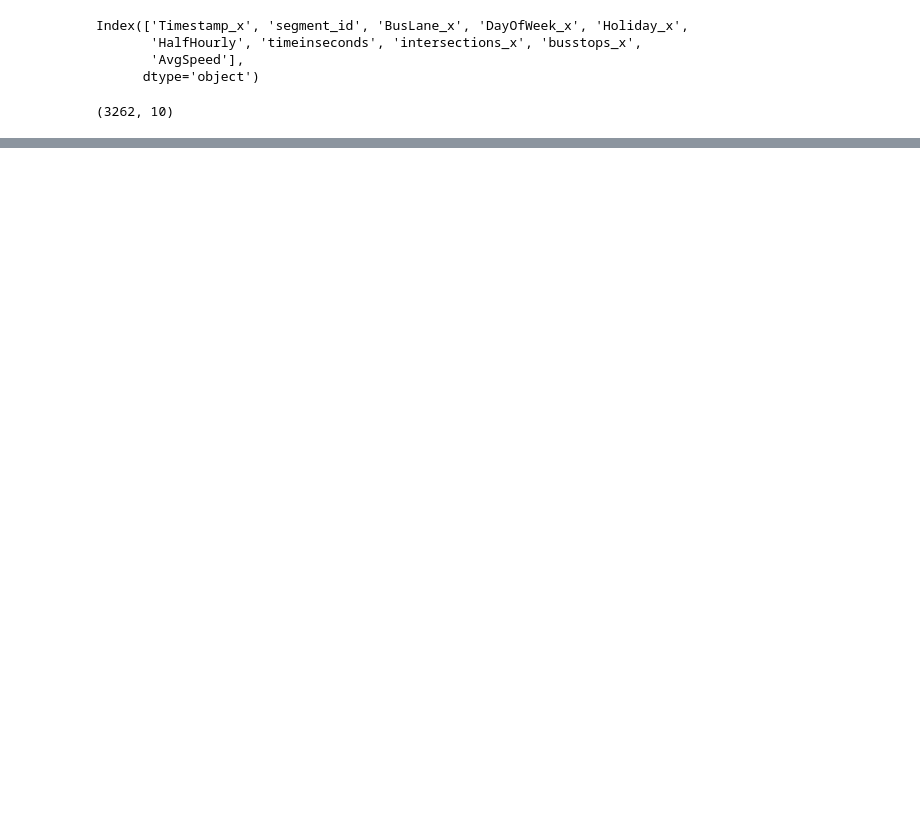
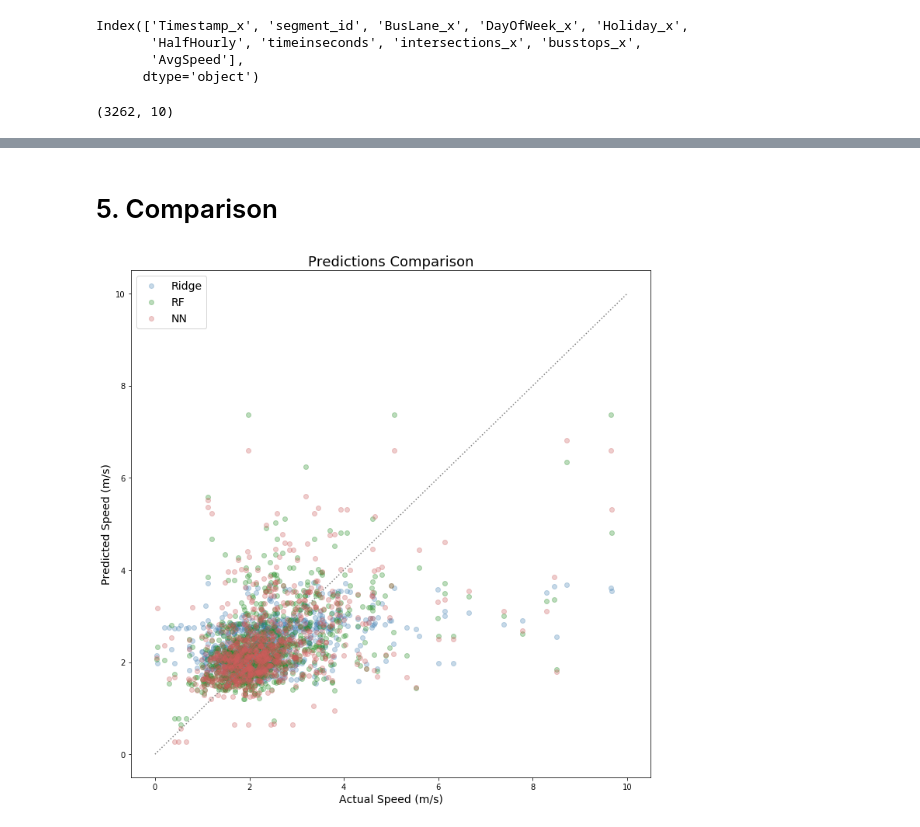
Before and after one commit to ywnch/NYC-bus-LTT-prediction, a Jupyter notebook: prediction.ipynb, the cells around one changed output, grey strips where cells are left out. Drawn from its saved outputs; the diff is of its cells as text; code cells hidden in the pictures; blank space fills up the shorter version.

```diff
--- a/prediction.ipynb
+++ b/prediction.ipynb
@@ -428,0 +125,3 @@ KeyboardInterrupt:
+# %%
+# pre-process for better results for neural networks
+X_pp = preprocessing.scale(X)
@@ -428,0 +204,6 @@ KeyboardInterrupt:
+# %%
+# random search with 3-fold cross validation
+# search across 100 different combinations with all available cores
+rf = RandomForestRegressor()
+rf_random = RandomizedSearchCV(estimator=rf, param_distributions=random_grid, n_iter=200, cv=3, verbose=False, random_state=2018, n_jobs=-1)
+rf_random.fit(X_train, y_train)
@@ -428,0 +361,20 @@ KeyboardInterrupt:
+# %% [markdown]
+# 5. Comparison
+# %%
+fig = plt.figure(figsize=(12,12))
+ax = fig.add_subplot(111)
+
+ax.scatter(y_test, Ridge.predict(X_test), color='steelblue', marker='o', alpha=0.3, label='Ridge')
+ax.scatter(y_test, rf.predict(X_test), color='forestgreen', marker='o', alpha=0.3, label='RF')
+ax.scatter(y_test, nn.predict(X_test_pp), color='indianred', marker='o', alpha=0.3, label='NN')
+ax.plot([0,10], [0,10], 'gray', linestyle=':')
+
+plt.xlabel("Actual Speed (m/s)", fontsize=14)
+plt.ylabel("Predicted Speed (m/s)", fontsize=14)
+plt.title("Predictions Comparison", fontsize=18)
+plt.legend(fontsize=14)
+
+plt.savefig("output/all.png", dpi=300)
+plt.show()
+# %% [output]
+[figure, added]
```
Also changed, not shown: parts of 73 cells of this notebook, 4 other files.
